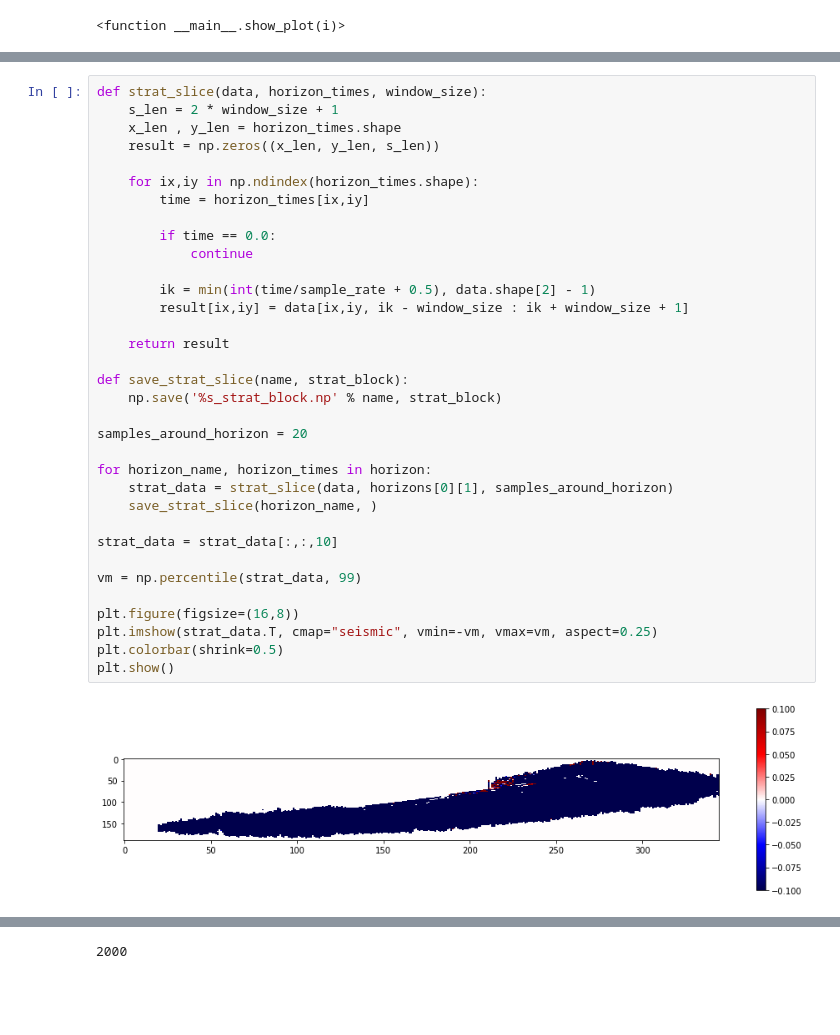
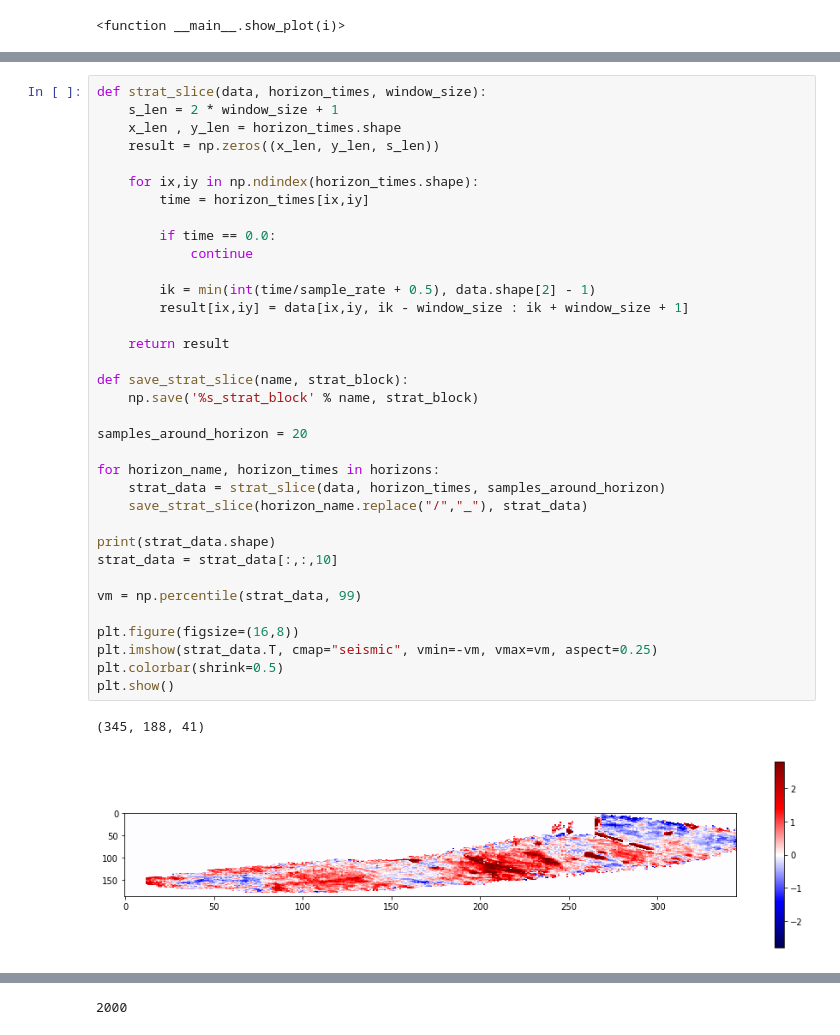
Before and after one commit to DerekParks/SEGWorkingWorkship2018, a Jupyter notebook: ReadHorizons.ipynb, the cells around one changed output, grey strips where cells are left out. Cells and saved outputs as stored; diff of their text form; blank space fills up the shorter version.

```diff
--- a/ReadHorizons.ipynb
+++ b/ReadHorizons.ipynb
@@ -117,35 +117,37 @@ data = read_segy(segy_path)
 def strat_slice(data, horizon_times, window_size):
     s_len = 2 * window_size + 1
     x_len , y_len = horizon_times.shape
     result = np.zeros((x_len, y_len, s_len))
 
     for ix,iy in np.ndindex(horizon_times.shape):
         time = horizon_times[ix,iy]
 
         if time == 0.0:
             continue
 
         ik = min(int(time/sample_rate + 0.5), data.shape[2] - 1)
         result[ix,iy] = data[ix,iy, ik - window_size : ik + window_size + 1]
 
     return result
 
 def save_strat_slice(name, strat_block):
-    np.save('%s_strat_block.np' % name, strat_block)
+    np.save('%s_strat_block' % name, strat_block)
 
 samples_around_horizon = 20
 
-for horizon_name, horizon_times in horizon:
-    strat_data = strat_slice(data, horizons[0][1], samples_around_horizon)
-    save_strat_slice(horizon_name, )
+for horizon_name, horizon_times in horizons:
+    strat_data = strat_slice(data, horizon_times, samples_around_horizon)
+    save_strat_slice(horizon_name.replace("/","_"), strat_data)
 
+print(strat_data.shape)
 strat_data = strat_data[:,:,10]
 
 vm = np.percentile(strat_data, 99)
 
 plt.figure(figsize=(16,8))
 plt.imshow(strat_data.T, cmap="seismic", vmin=-vm, vmax=vm, aspect=0.25)
 plt.colorbar(shrink=0.5)
 plt.show()
 # %% [output]
+(345, 188, 41)
-[figure, old version]
+[figure, new version]
```
Also changed, not shown: parts of 2 cells of this notebook.
